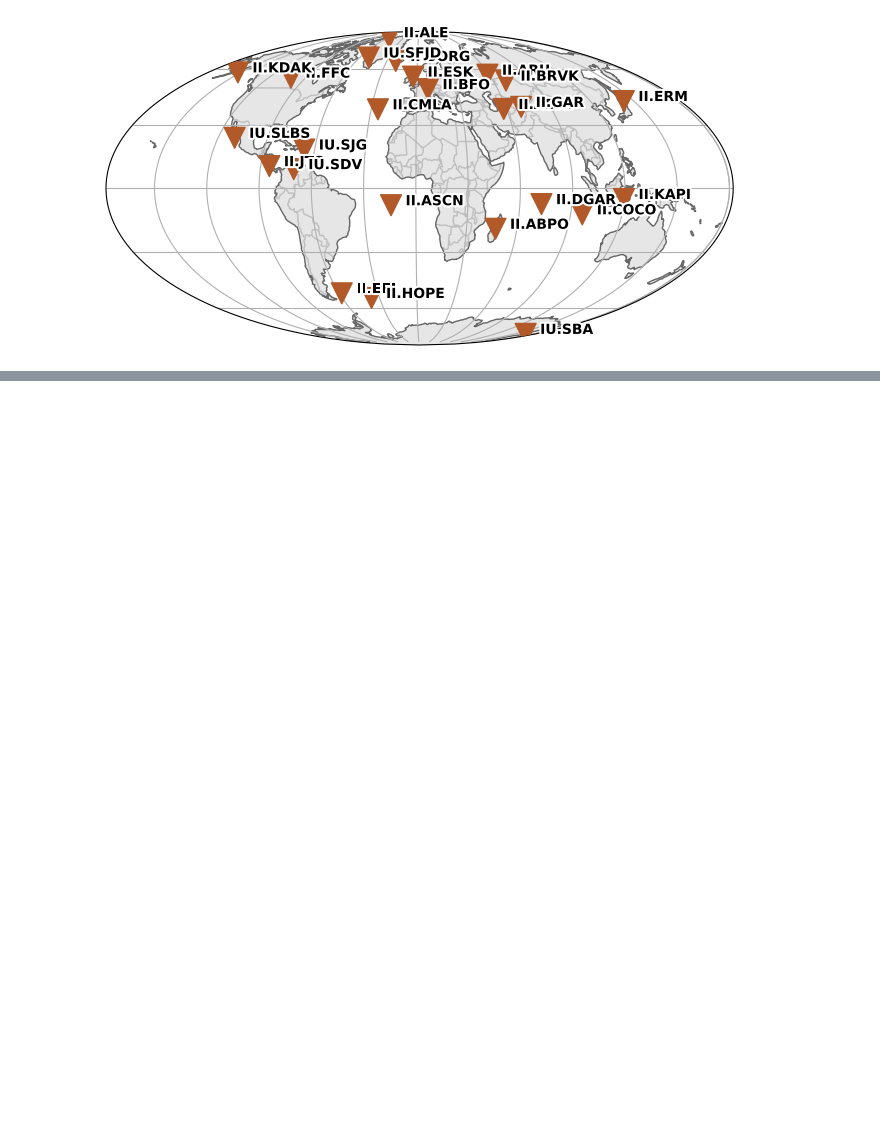
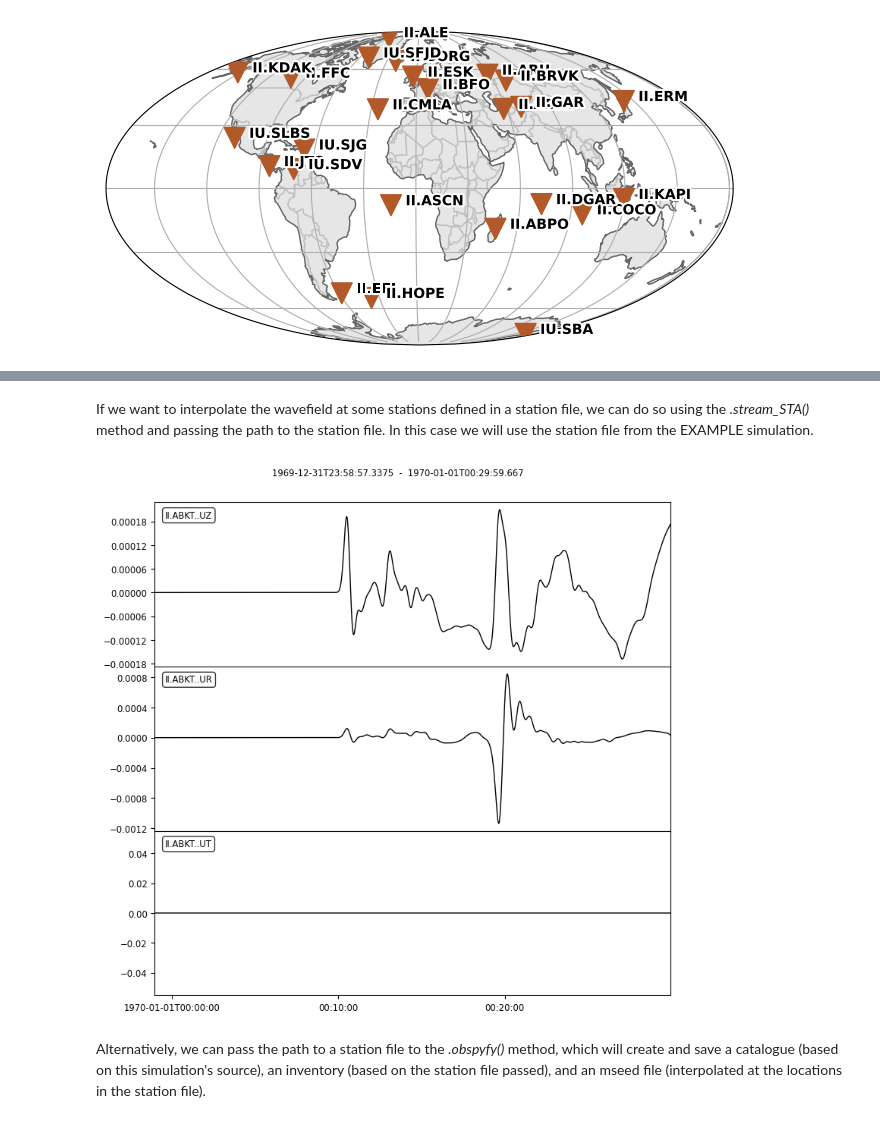
Before and after one commit to Adrian-Mag/AxiSEM3D_Kernels, a Jupyter notebook: examples/example_element_output.ipynb, the cells around one changed output, grey strips where cells are left out. Cells and saved outputs as stored; diff of their text form; code cells hidden in the pictures; blank space fills up the shorter version.

```diff
--- a/examples/example_element_output.ipynb
+++ b/examples/example_element_output.ipynb
@@ -26,0 +78,10 @@ plt.show()
+# %% [markdown]
+If we want to interpolate the wavefield at some stations defined in a station file, we can do so using the *.stream_STA()* method and passing the path to the station file. In this case we will use the station file from the EXAMPLE simulation.
+# %%
+new_stream = data.stream_STA(path_to_station_file='data/EXAMPLE/input/GSN_small.txt', channels=['UR', 'UT', 'UZ'])
+new_stream[0:3].plot(equal_scale=False)
+plt.show()
+# %% [output]
+[figure, added]
+# %% [markdown]
+Alternatively, we can pass the path to a station file to the *.obspyfy()* method, which will create and save a catalogue (based on this simulation's source), an inventory (based on the station file passed), and an mseed file (interpolated at the locations in the station file).
```
Also changed, not shown: parts of 17 cells of this notebook, 26 other files.
